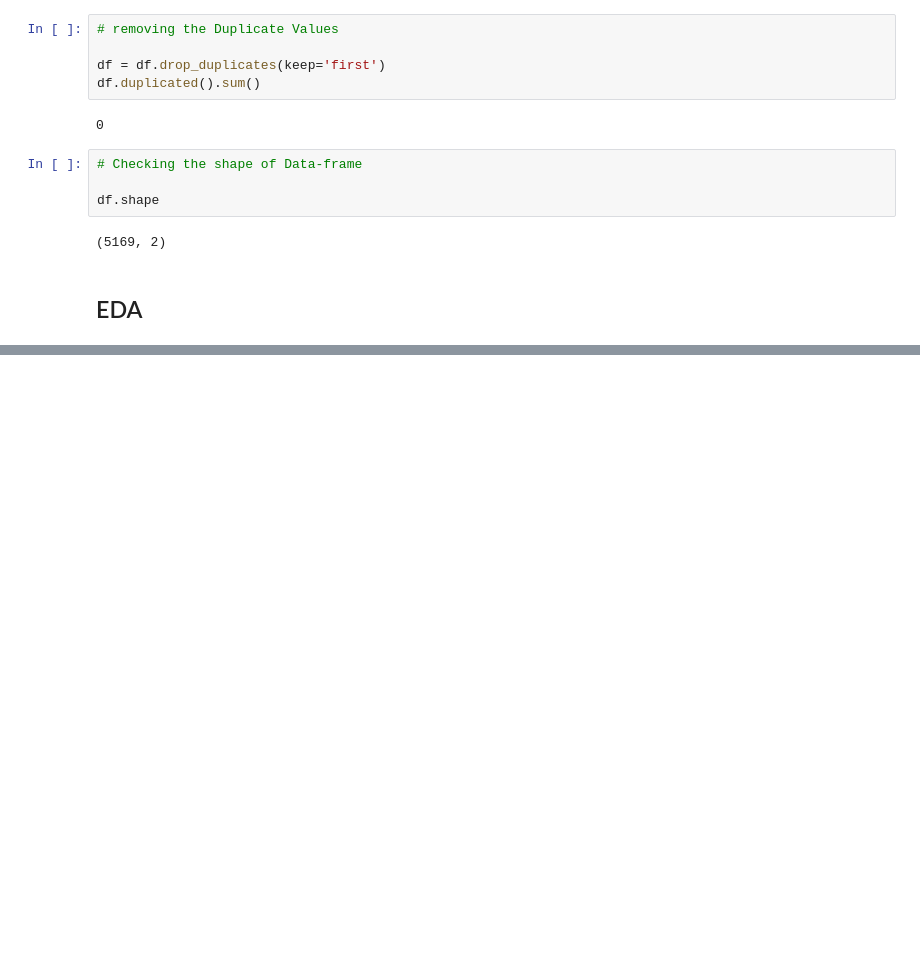
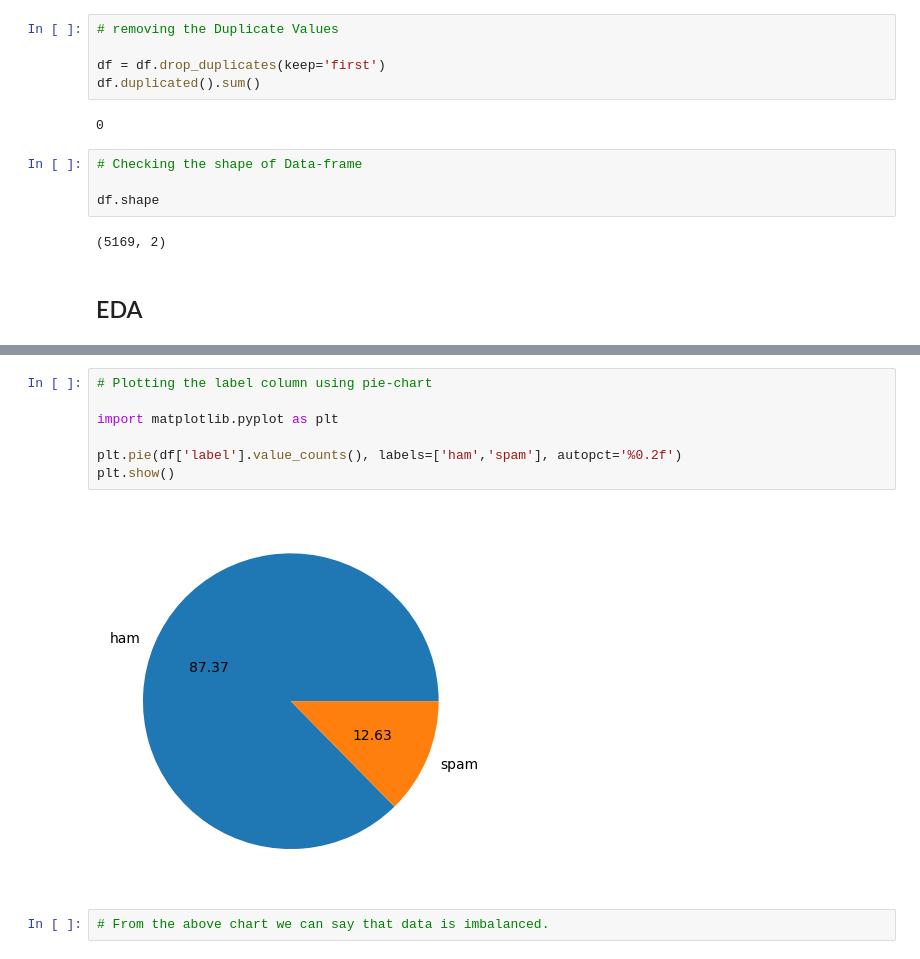
Before and after one commit to ahsanrazi/SMS-Spam-Classifier-CX, a Jupyter notebook: Model/SMS_Spam_Classifier.ipynb, the cells around one changed output, grey strips where cells are left out. Cells and saved outputs as stored; diff of their text form; blank space fills up the shorter version.

```diff
--- a/Model/SMS_Spam_Classifier.ipynb
+++ b/Model/SMS_Spam_Classifier.ipynb
@@ -116,0 +126,11 @@ df.shape
+# %%
+# Plotting the label column using pie-chart
+
+import matplotlib.pyplot as plt
+
+plt.pie(df['label'].value_counts(), labels=['ham','spam'], autopct='%0.2f')
+plt.show()
+# %% [output]
+[figure, added]
+# %%
+# From the above chart we can say that data is imbalanced.
```
Also changed, not shown: parts of 5 cells of this notebook.
